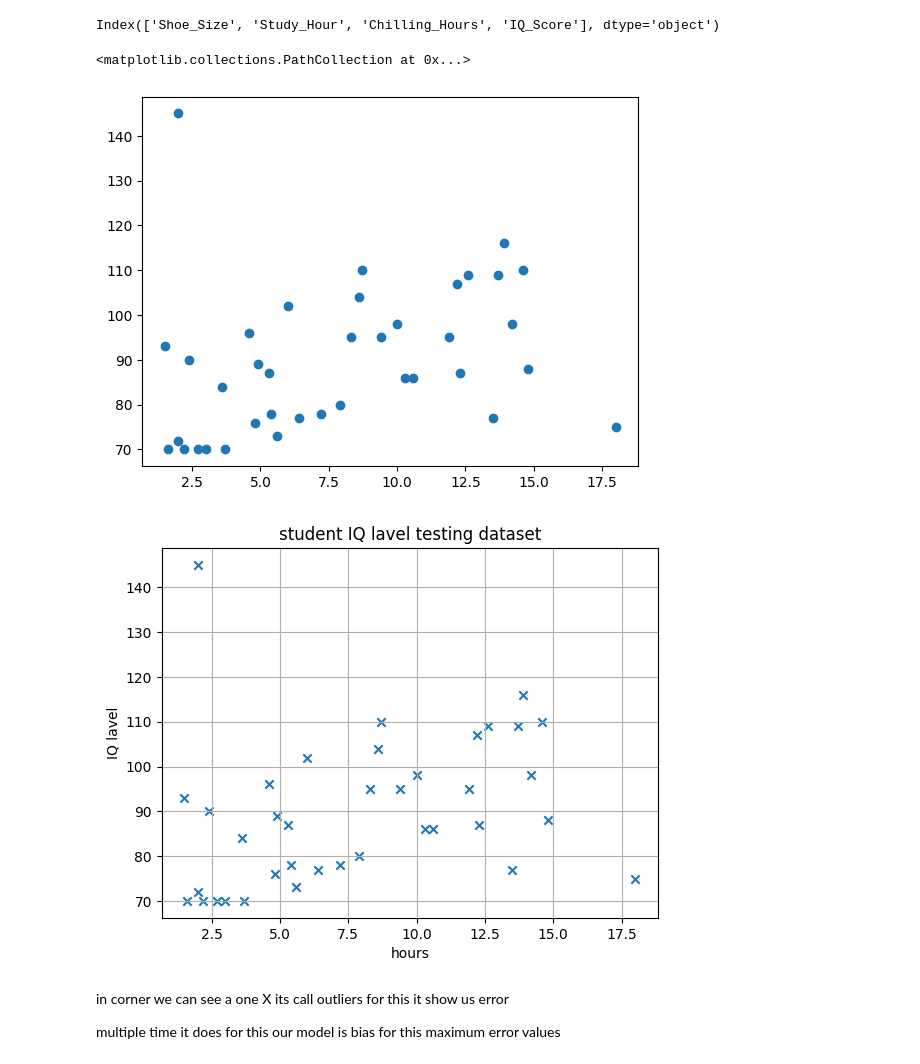
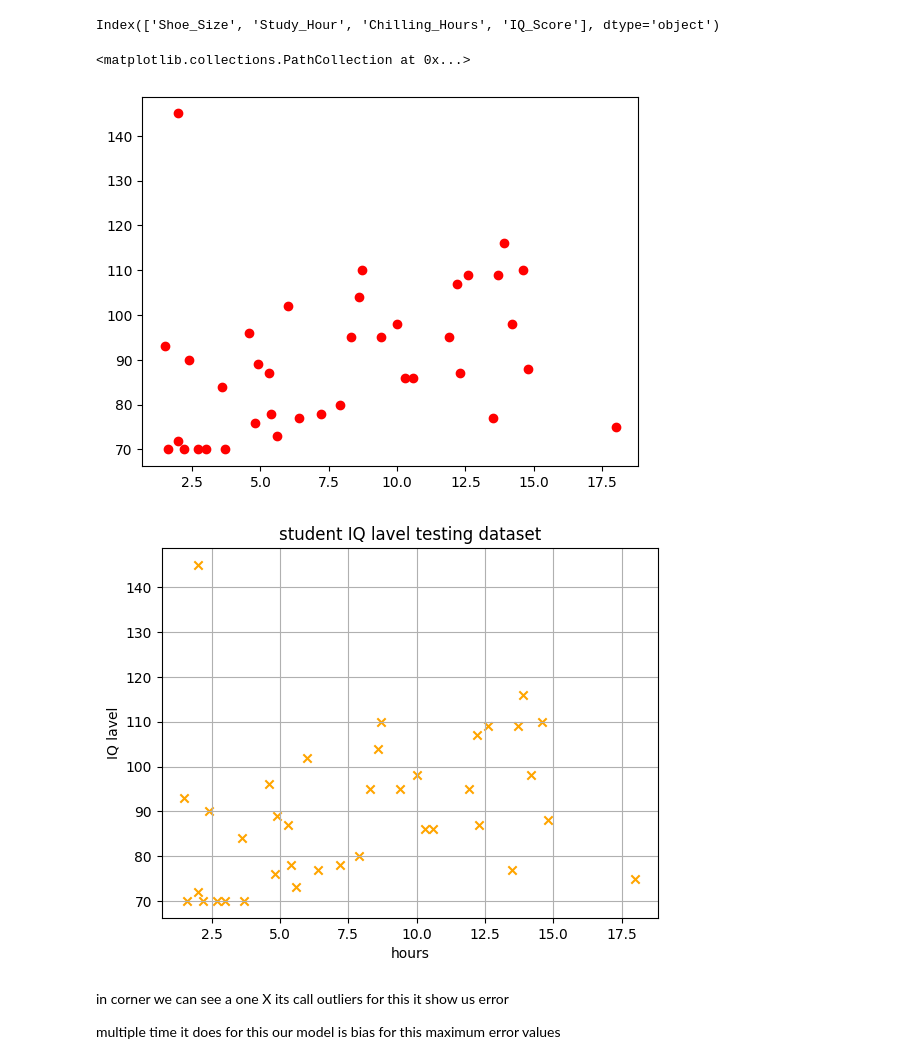
Before and after one commit to arman-hossain45/Phitrom_AI-ML, a Jupyter notebook: allModulePractice.ipynb, the cells around one changed output. Cells and saved outputs as stored; diff of their text form; code cells hidden in the pictures.

```diff
--- a/allModulePractice.ipynb
+++ b/allModulePractice.ipynb
@@ -3027,18 +3027,18 @@ df.columns
 # %% [output]
 Index(['Shoe_Size', 'Study_Hour', 'Chilling_Hours', 'IQ_Score'], dtype='object')
 # %%
-plt.scatter(df['Study_Hour'],df["IQ_Score"])
+plt.scatter(df['Study_Hour'],df["IQ_Score"],color='red')# we can define
 # %% [output]
 <matplotlib.collections.PathCollection at 0x...>
-[figure, old version]
+[figure, new version]
 # %%
 plt.xlabel('hours')
 plt.ylabel('IQ lavel')
 plt.title("student IQ lavel testing dataset")
-plt.scatter(df['Study_Hour'],df["IQ_Score"],marker='x')
+plt.scatter(df['Study_Hour'],df["IQ_Score"],marker='x',color='orange')
 plt.grid()
 # %% [output]
-[figure, old version]
+[figure, new version]
 # %% [markdown]
 in corner we can see a one X its call outliers for this it show us error
 
```
Also changed, not shown: parts of 27 cells of this notebook, 2 other files.
